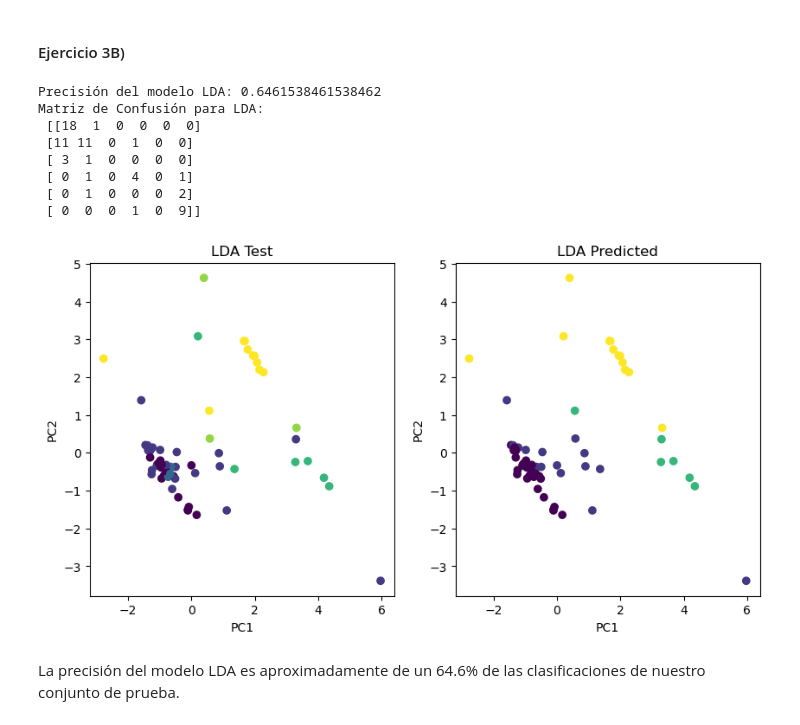
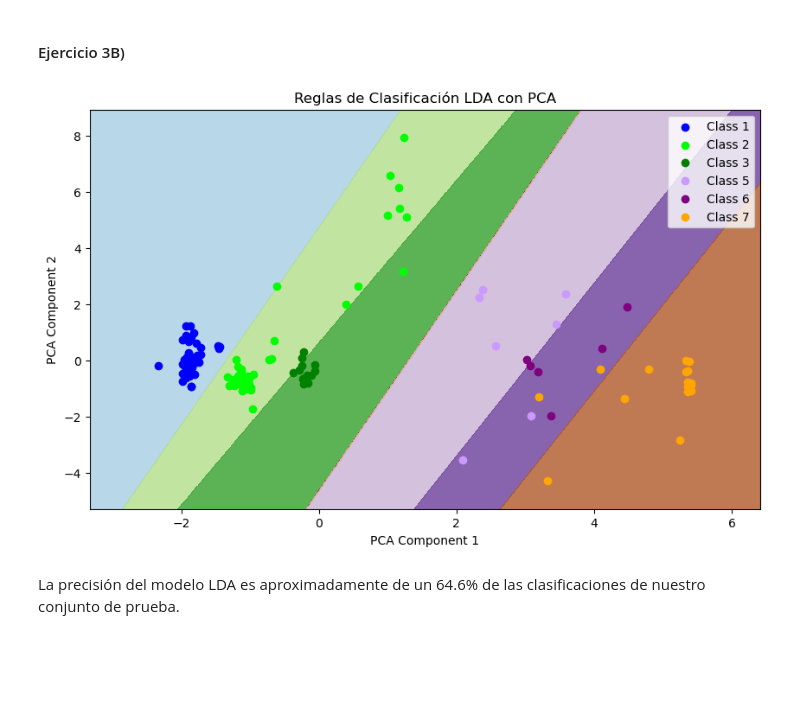
Before and after one commit to Seva41/Tareas_ING560, a Jupyter notebook: clust_v3.ipynb, the cells around one changed output. Drawn from its saved outputs; the diff is of its cells as text; code cells hidden in the pictures; blank space fills up the shorter version.

```diff
--- a/clust_v3.ipynb
+++ b/clust_v3.ipynb
@@ -42,56 +42,52 @@ plt.show()
 # %% [markdown]
 #### Ejercicio 3B)
 # %%
+from sklearn.decomposition import PCA
+from sklearn.model_selection import train_test_split
 from sklearn.discriminant_analysis import LinearDiscriminantAnalysis
-from sklearn.model_selection import train_test_split
-from sklearn.metrics import accuracy_score, confusion_matrix
+import numpy as np
 import matplotlib.pyplot as plt
 
 # Dividir el conjunto de datos en entrenamiento y prueba
 X_train, X_test, y_train, y_test = train_test_split(X, y, test_size=0.3, random_state=42)
 
-# Entrenar el modelo LDA (sin probabilidades a priori)
-lda = LinearDiscriminantAnalysis()
-lda.fit(X_train, y_train)
+# Reducción de dimensionalidad con PCA
+pca = PCA(n_components=2)  # Cambia el número de componentes según sea necesario
+X_train_pca = pca.fit_transform(X_train)
+X_test_pca = pca.transform(X_test)
 
-# Predecir etiquetas de clase para el conjunto de prueba
-y_pred_lda = lda.predict(X_test)
+# Entrenar el modelo LDA con PCA
+lda_pca = LinearDiscriminantAnalysis()
+lda_pca.fit(X_train_pca, y_train)
 
-# Calcular precisión y matriz de confusión para LDA
-accuracy_lda = accuracy_score(y_test, y_pred_lda)
-confusion_matrix_lda = confusion_matrix(y_test, y_pred_lda)
+# Visualización de las regiones de decisión
+x_min, x_max = X_train_pca[:, 0].min() - 1, X_train_pca[:, 0].max() + 1
+y_min, y_max = X_train_pca[:, 1].min() - 1, X_train_pca[:, 1].max() + 1
 
-# Imprimir métricas para LDA
-print("Precisión del modelo LDA:", accuracy_lda)
-print("Matriz de Confusión para LDA:\n", confusion_matrix_lda)
+xx, yy = np.meshgrid(np.arange(x_min, x_max, 0.01), np.arange(y_min, y_max, 0.01))
+Z = lda_pca.predict(np.c_[xx.ravel(), yy.ravel()])
+Z = Z.reshape(xx.shape)
 
-import numpy as np
-import matplotlib.pyplot as plt
-from matplotlib.colors import ListedColormap
+# Mapear colores para las clases
+class_colors = {1: 'blue', 2: (0.0, 1.0, 0.0), 3: 'green', 5: (0.8, 0.6, 1.0), 6: 'purple', 7: 'orange'}
 
-# Graficar ambas reglas de clasificación
-plt.figure(figsize=(10,5))
-plt.subplot(1,2,1)
-plt.title("LDA Test")
-plt.xlabel("PC1")
-plt.ylabel("PC2")
-plt.scatter(X_test[:,0], X_test[:,1], c=y_test.values.ravel())
-plt.subplot(1,2,2)
-plt.title("LDA Predicted")
-plt.xlabel("PC1")
-plt.ylabel("PC2")
-plt.scatter(X_test[:,0], X_test[:,1], c=y_pred_lda)
+
+plt.figure(figsize=(10, 6))
+plt.contourf(xx, yy, Z, alpha=0.8, cmap=plt.cm.Paired)
+
+# Dibujar puntos con colores consistentes
+unique_classes = np.unique(y_train)
+for class_label in unique_classes:
+    class_mask = (y_train['Type_of_glass'] == class_label)
+    plt.scatter(X_train_pca[class_mask, 0], X_train_pca[class_mask, 1], c=class_colors[class_label], label=f'Class {class_label}')
+
+plt.xlabel('PCA Component 1')
+plt.ylabel('PCA Component 2')
+plt.title('Reglas de Clasificación LDA con PCA')
+plt.legend()
 plt.show()
 # %% [output]
-Precisión del modelo LDA: 0.6461538461538462
-Matriz de Confusión para LDA:
- [[18  1  0  0  0  0]
- [11 11  0  1  0  0]
- [ 3  1  0  0  0  0]
- [ 0  1  0  4  0  1]
- [ 0  1  0  0  0  2]
- [ 0  0  0  1  0  9]]
-[figure, old version]
+[figure, new version]
 # %% [markdown]
 La precisión del modelo LDA es aproximadamente de un 64.6% de las clasificaciones de nuestro conjunto de prueba.
 # %% [markdown]
```
Also changed, not shown: parts of 2 cells of this notebook, 4 other files.
